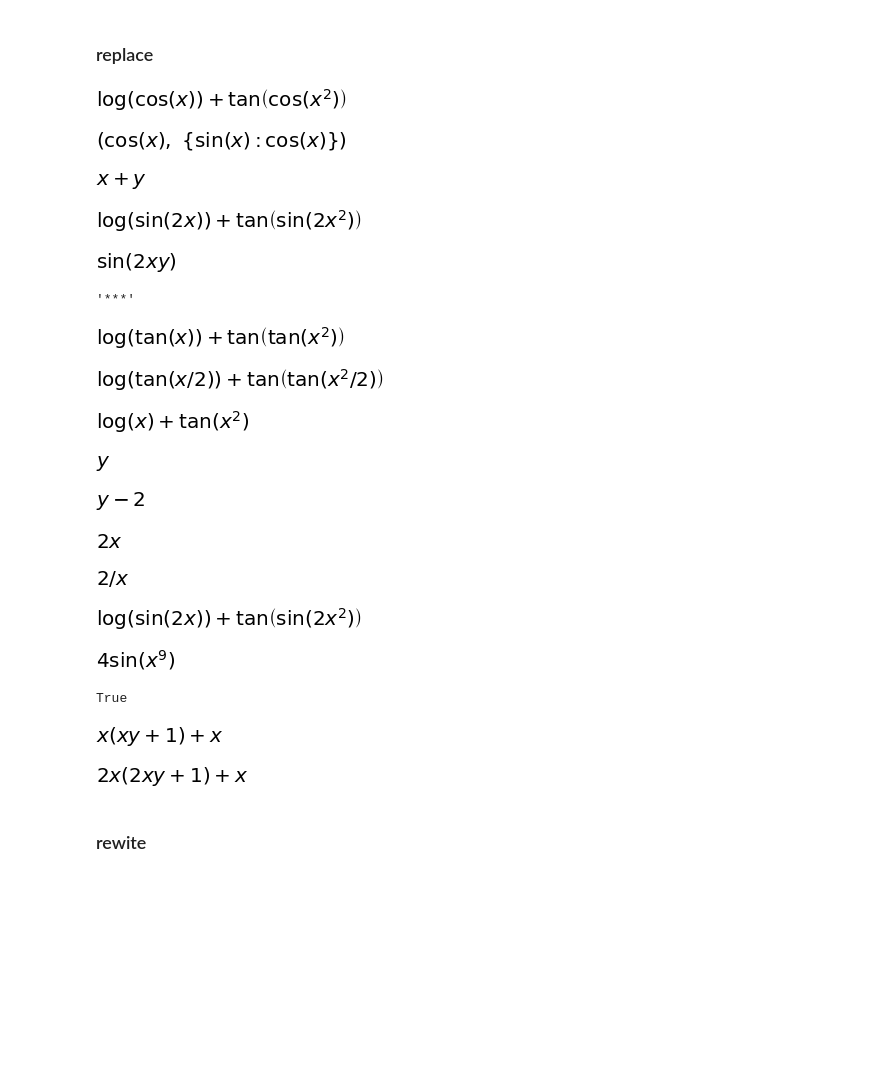
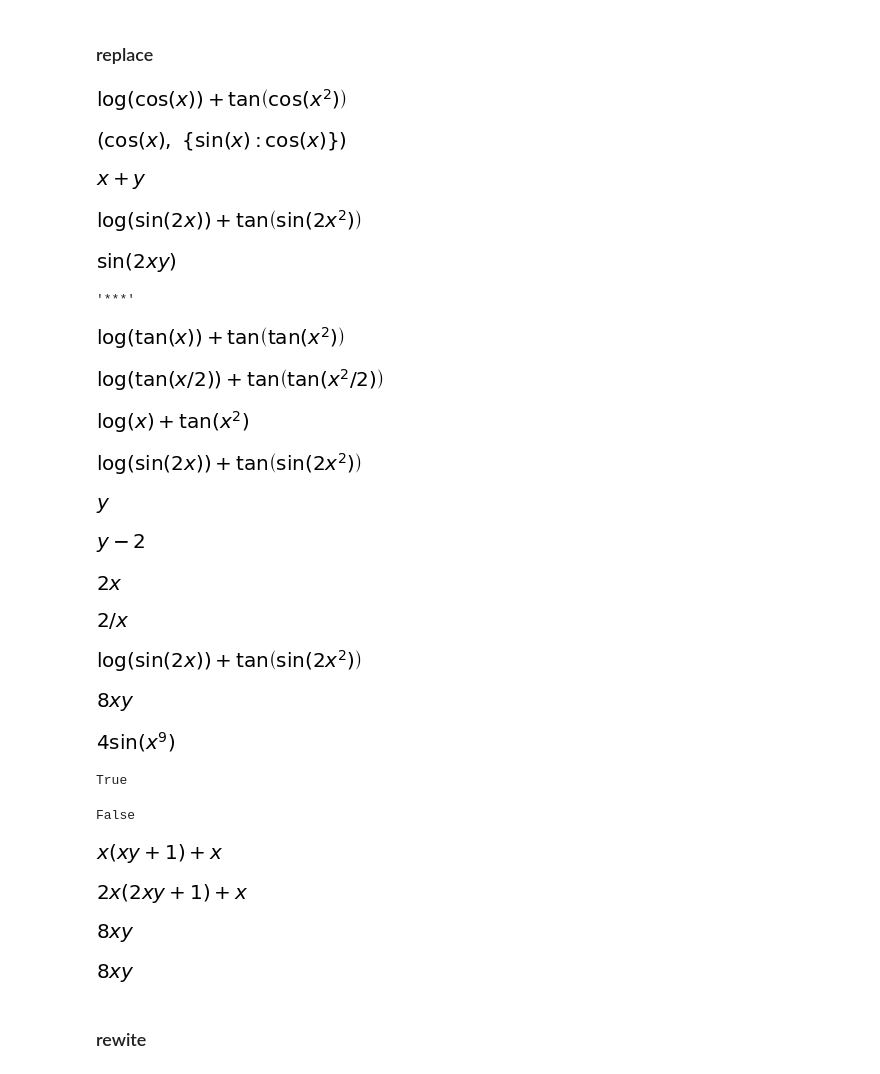
Before and after one commit to zidanewenqsh/mynotebook_01, a Jupyter notebook: sympy_demo.ipynb, the cells around one changed output. Drawn from its saved outputs; the diff is of its cells as text; code cells hidden in the pictures; blank space fills up the shorter version.

```diff
--- a/sympy_demo.ipynb
+++ b/sympy_demo.ipynb
@@ -569,14 +569,6 @@ f1.replace(sin(a), tan(a/2))
 # log(tan(x/2)) + tan(tan(x**2/2))
 f1.replace(sin(a), a)
 # log(x) + tan(x**2)
-(x*y).replace(a*x, a)
-# y
-(2*x + y).replace(a*x + b, b - a)
-# y - 2
-(2*x).replace(a*x + b, b - a)
-# 2*x
-(2*x).replace(a*x + b, b - a, exact=False)
-# 2/x
 f1.replace(sin(a), lambda a: sin(2*a))
 # log(sin(2*x)) + tan(sin(2*x**2))
 # %% [output]
@@ -589,11 +581,25 @@ f1.replace(sin(a), lambda a: sin(2*a))
 [figure]
 [figure]
 [figure]
-[figure, old version]
+[figure, new version]
-[figure, removed]
-[figure, removed]
-[figure, removed]
-[figure, removed]
+# %%
+(x*y).replace(a*x, a)
+# y
+(2*x + y).replace(a*x + b, b - a)
+# y - 2
+(2*x).replace(a*x + b, b - a)
+# 2*x
+(2*x).replace(a*x + b, b - a, exact=False)
+# 2/x
+
+(x*y).replace(a, a*2)
+# %% [output]
+[figure, added]
+[figure, added]
+[figure, added]
+[figure, added]
+[figure, added]
+[figure, added]
 # %%
 g1 = 2*sin(x**3)
 g1.replace(lambda expr: expr.is_Number, lambda expr: expr**2)
@@ -602,14 +608,23 @@ g1.replace(lambda expr: expr.is_Number, lambda expr: expr**2)
 [figure]
 # %%
 (x*y).is_Mul
+(x*y).is_Function
 e1 = x*(x*y + 1)+x
 e1
 e1.replace(lambda x: x.is_Mul, lambda x: 2*x)
 # 2*x*(2*x*y + 1)
 # %% [output]
 True
+False
 [figure]
 [figure]
+# %%
+a, b = map(Wild, 'ab')
+(x*y).replace(a*b,2*a*b)
+(x*y).replace(a,2*a)
+# %% [output]
+[figure, added]
+[figure, added]
 # %% [markdown]
 ### rewite
 # %%
```
Also changed, not shown: parts of 63 cells of this notebook, 10 other files.
